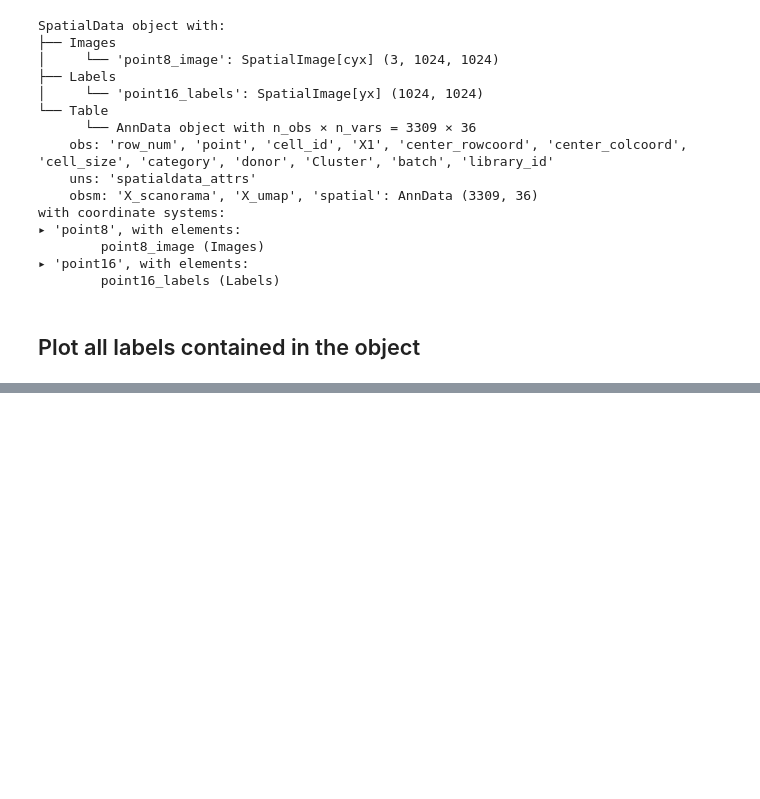
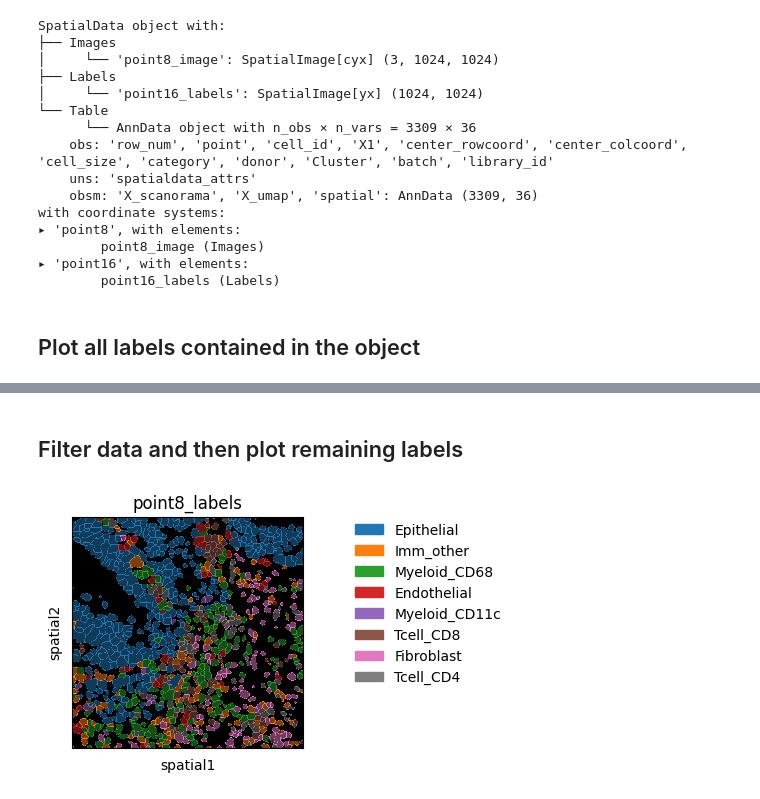
Before and after one commit to scverse/spatialdata-plot, a Jupyter notebook: docs/notebooks/demo.ipynb, the cells around one changed output, grey strips where cells are left out. Cells and saved outputs as stored; diff of their text form; code cells hidden in the pictures; blank space fills up the shorter version.

```diff
--- a/docs/notebooks/demo.ipynb
+++ b/docs/notebooks/demo.ipynb
@@ -109,0 +109,11 @@ KeyError: 'point16_image'
+# %% [markdown]
+## Filter data and then plot remaining labels
+# %%
+_ = (
+    mibi
+    .pp.get_elements("point8")
+    .pl.render_labels(cell_key="cell_id", color_key="Cluster")
+    .pl.show()
+)
+# %% [output]
+[figure, added]
```
Also changed, not shown: parts of 2 cells of this notebook, 2 other files.
